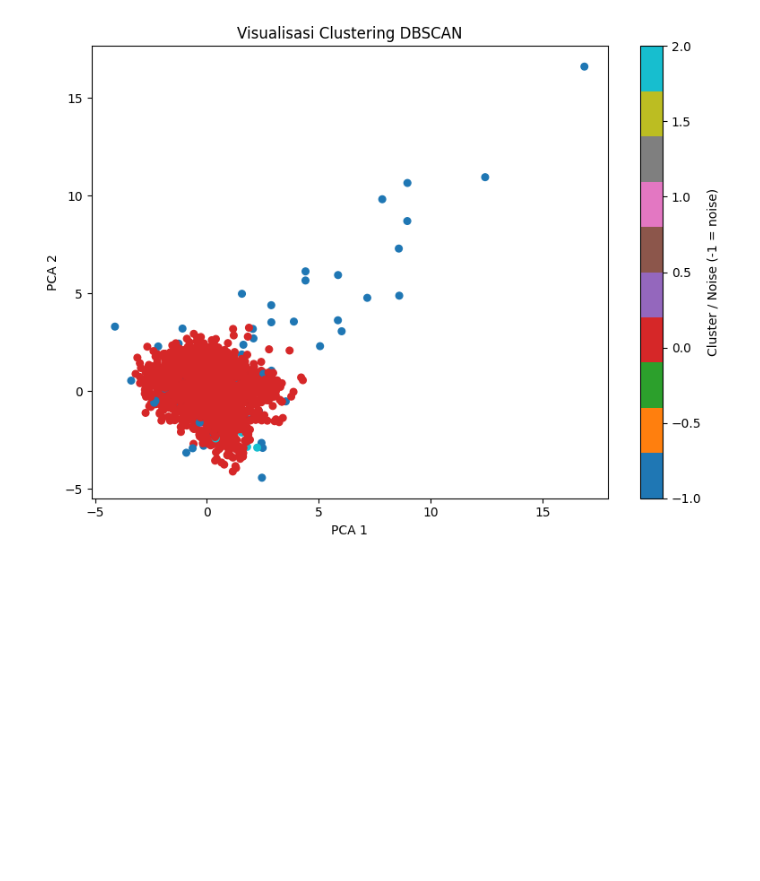
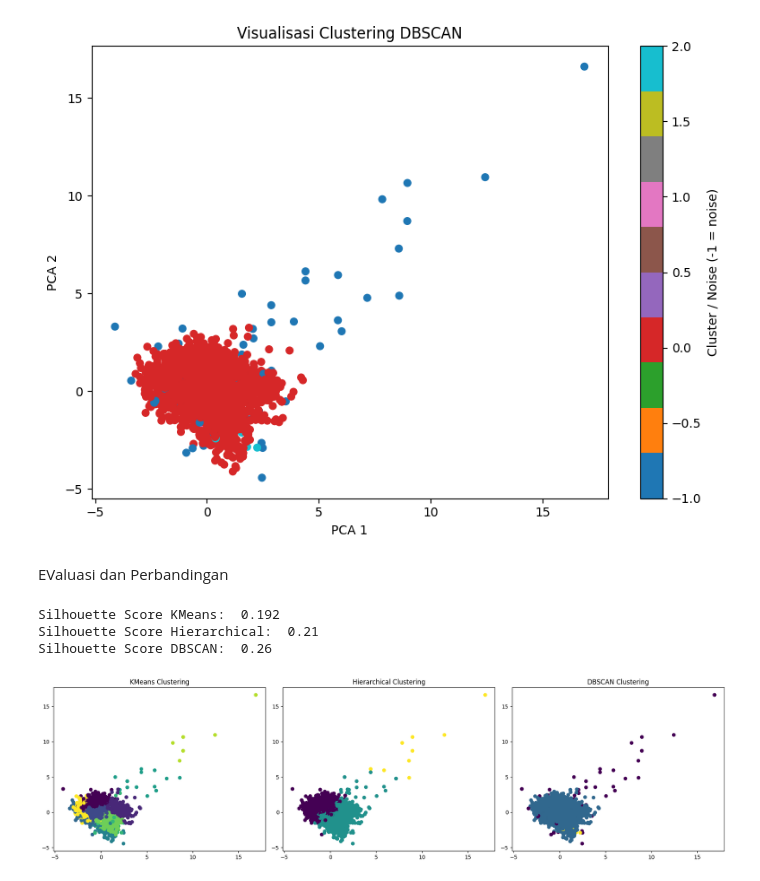
Before and after one commit to Frathol/Pembelajaran-Mesin, a Jupyter notebook: UTS1/uts_235314092.ipynb, the cells around one changed output. Drawn from its saved outputs; the diff is of its cells as text; code cells hidden in the pictures; blank space fills up the shorter version.

Commit message:
Evaluasi dan Perbandingan

```diff
--- a/UTS1/uts_235314092.ipynb
+++ b/UTS1/uts_235314092.ipynb
@@ -283,3 +284,48 @@ plt.tight_layout()
 plt.show()
 # %% [output]
 [figure]
+# %% [markdown]
+EValuasi dan Perbandingan
+# %%
+# Terapkan PCA untuk visualisasi
+pca = PCA(n_components=2)
+data_pca = pca.fit_transform(X_scaled)
+# %%
+# Menyimpan hasil label dari masing-masing algoritma
+kmeans_labels = kmeans.labels_
+hierarchical_labels = hc.labels_
+dbscan_labels = dbscan.labels_
+# %%
+# Hitung silhouette score
+kmeans_silhouette = silhouette_score(X_scaled, kmeans_labels)
+hierarchical_silhouette = silhouette_score(X_scaled, hierarchical_labels)
+# DBSCAN bisa saja menghasilkan -1 (noise), jadi pastikan jumlah cluster > 1 sebelum hitung silhouette
+if len(set(dbscan_labels)) > 1:
+    dbscan_silhouette = silhouette_score(X_scaled, dbscan_labels)
+else:
+    dbscan_silhouette = -1  # Tidak valid
+
+print("Silhouette Score KMeans: ", round(kmeans_silhouette, 3))
+print("Silhouette Score Hierarchical: ", round(hierarchical_silhouette, 3))
+print("Silhouette Score DBSCAN: ", round(dbscan_silhouette, 3))
+# %% [output]
+Silhouette Score KMeans:  0.192
+Silhouette Score Hierarchical:  0.21
+Silhouette Score DBSCAN:  0.26
+# %%
+# Visualisasi clustering dengan PCA
+fig, axs = plt.subplots(1, 3, figsize=(18, 5))
+
+axs[0].scatter(data_pca[:, 0], data_pca[:, 1], c=kmeans_labels, cmap='viridis')
+axs[0].set_title('KMeans Clustering')
+
+axs[1].scatter(data_pca[:, 0], data_pca[:, 1], c=hierarchical_labels, cmap='viridis')
+axs[1].set_title('Hierarchical Clustering')
+
+axs[2].scatter(data_pca[:, 0], data_pca[:, 1], c=dbscan_labels, cmap='viridis')
+axs[2].set_title('DBSCAN Clustering')
+
+plt.tight_layout()
+plt.show()
+# %% [output]
+[figure, added]
```
Also changed, not shown: parts of 1 cell of this notebook.
